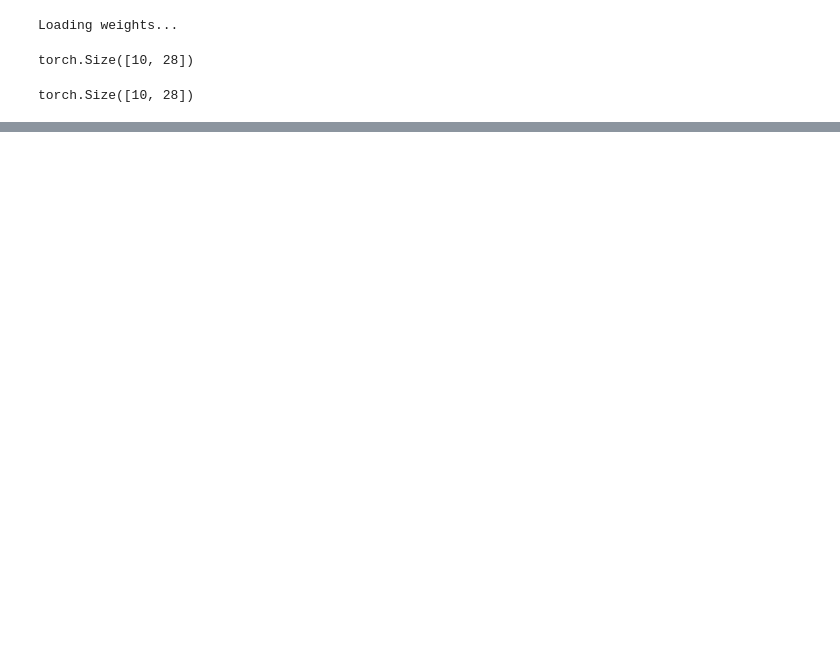
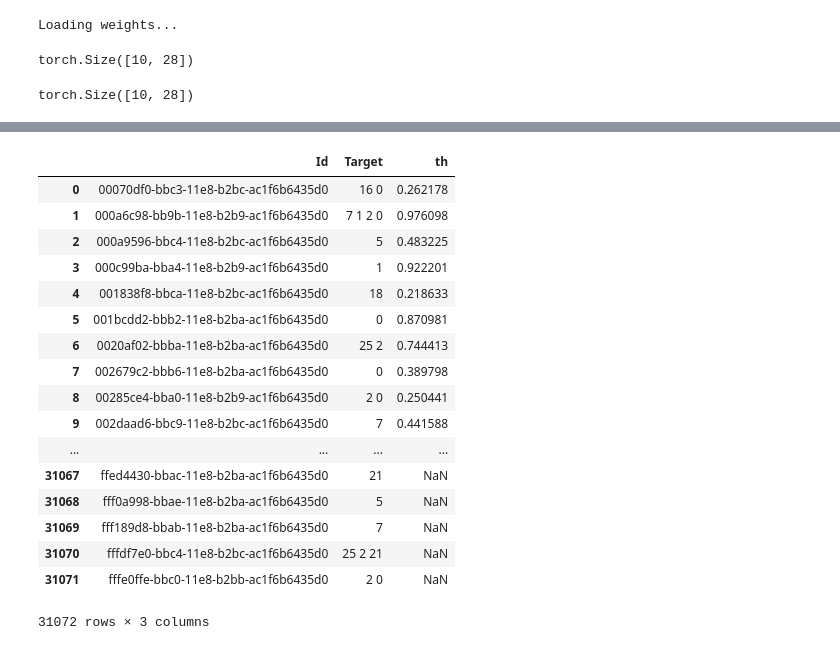
Before and after one commit to sanch7/Human-Protein-Atlas, a Jupyter notebook: scratchpad.ipynb, the cells around one changed output, grey strips where cells are left out. Drawn from its saved outputs; the diff is of its cells as text; code cells hidden in the pictures; blank space fills up the shorter version.

```diff
--- a/scratchpad.ipynb
+++ b/scratchpad.ipynb
@@ -384,0 +418,25 @@ torch.Size([10, 28])
+# %%
+df = pd.read_csv(train_labels_path)
+# %%
+df['th'] = pd.Series(np.random.rand(28))
+# %%
+df
+# %% [output]
+|  | Id | Target | th |
+| 0 | 00070df0-bbc3-11e8-b2bc-ac1f6b6435d0 | 16 0 | 0.262178 |
+| 1 | 000a6c98-bb9b-11e8-b2b9-ac1f6b6435d0 | 7 1 2 0 | 0.976098 |
+| 2 | 000a9596-bbc4-11e8-b2bc-ac1f6b6435d0 | 5 | 0.483225 |
+| 3 | 000c99ba-bba4-11e8-b2b9-ac1f6b6435d0 | 1 | 0.922201 |
+| 4 | 001838f8-bbca-11e8-b2bc-ac1f6b6435d0 | 18 | 0.218633 |
+| 5 | 001bcdd2-bbb2-11e8-b2ba-ac1f6b6435d0 | 0 | 0.870981 |
+| 6 | 0020af02-bbba-11e8-b2ba-ac1f6b6435d0 | 25 2 | 0.744413 |
+| 7 | 002679c2-bbb6-11e8-b2ba-ac1f6b6435d0 | 0 | 0.389798 |
+| 8 | 00285ce4-bba0-11e8-b2b9-ac1f6b6435d0 | 2 0 | 0.250441 |
+| 9 | 002daad6-bbc9-11e8-b2bc-ac1f6b6435d0 | 7 | 0.441588 |
+| ... | ... | ... | ... |
+| 31067 | ffed4430-bbac-11e8-b2ba-ac1f6b6435d0 | 21 | NaN |
+| 31068 | fff0a998-bbae-11e8-b2ba-ac1f6b6435d0 | 5 | NaN |
+| 31069 | fff189d8-bbab-11e8-b2ba-ac1f6b6435d0 | 7 | NaN |
+| 31070 | fffdf7e0-bbc4-11e8-b2bc-ac1f6b6435d0 | 25 2 21 | NaN |
+| 31071 | fffe0ffe-bbc0-11e8-b2bb-ac1f6b6435d0 | 2 0 | NaN |
+31072 rows × 3 columns
```
Also changed, not shown: parts of 17 cells of this notebook, 7 other files.
